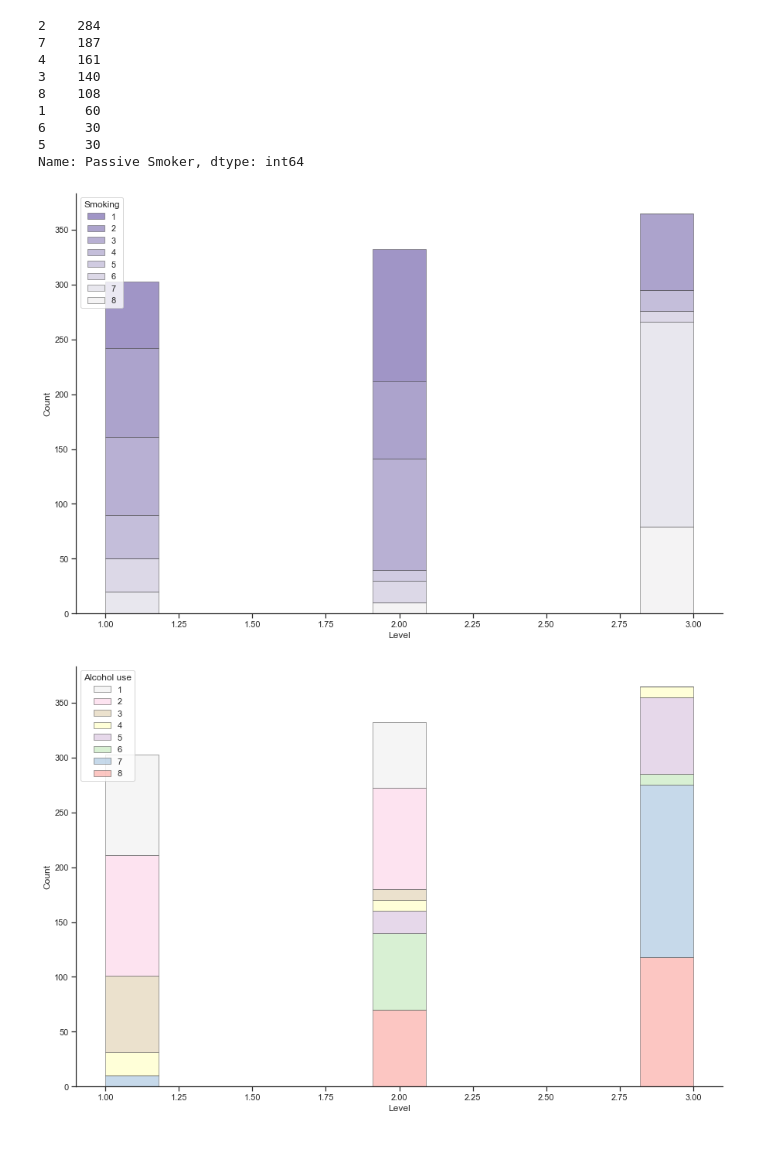
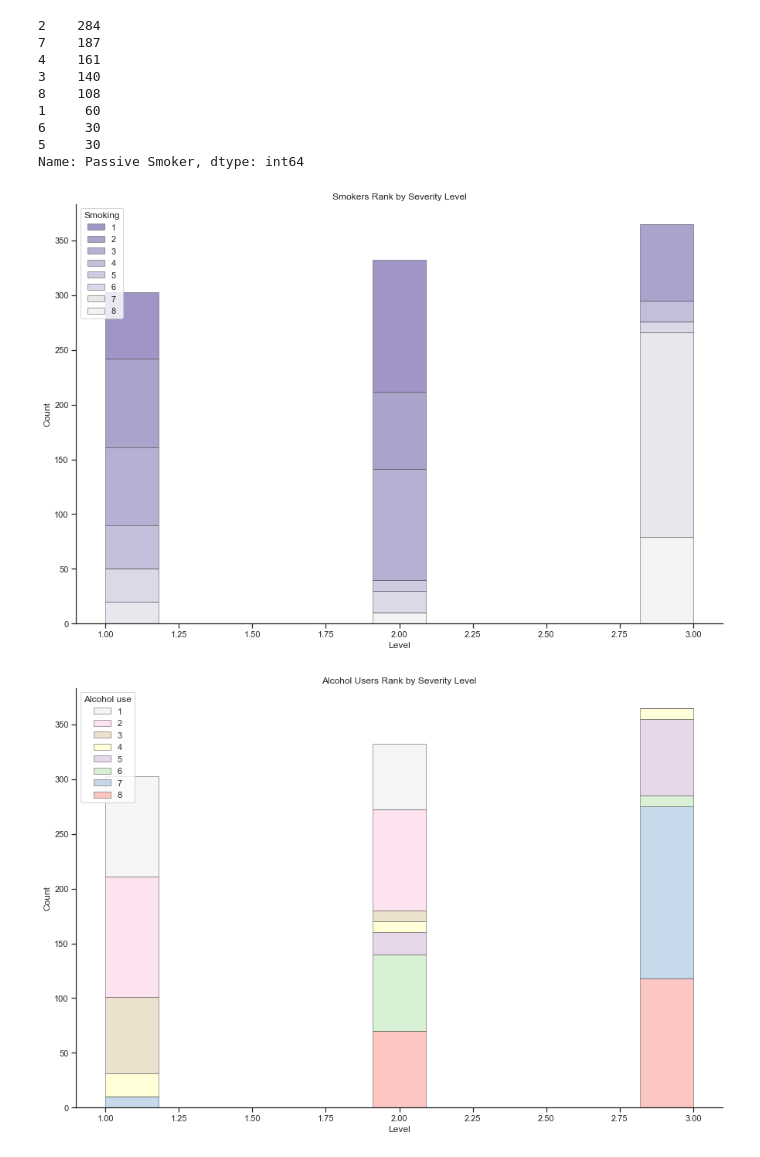
Before and after one commit to shaneabbley/Capstone_Project, a Jupyter notebook: pie_charts.ipynb, the cells around one changed output. Saved outputs shown, nothing was run; the diff lists cells and outputs as text; code cells hidden in the pictures.

Commit message:
added titles to graphs

```diff
--- a/pie_charts.ipynb
+++ b/pie_charts.ipynb
@@ -178,19 +178,20 @@ cancer_patient_df["Passive Smoker"].value_counts()
 Name: Passive Smoker, dtype: int64
 # %%
 
-sns.set_theme(style="ticks")
+Smoke= sns.set_theme(style="ticks")
 f, ax = plt.subplots(figsize = (15,10))
 sns.despine(f)
 sns.histplot(
    cancer_patient_df, x= "Level", hue = "Smoking",
     multiple="stack",palette="light:m_r",
     edgecolor = "0.3",
     linewidth="0.5"
 )
 
+plt.title("Smokers Rank by Severity Level")
 plt.savefig("Resources/images/Smoke.png")
 # %% [output]
-[figure, old version]
+[figure, new version]
 # %%
 
 sns.set_theme(style="ticks")
@@ -202,10 +203,10 @@ sns.histplot(
     edgecolor = "0.3",
     linewidth="0.5"
 )
-
+plt.title("Alcohol Users Rank by Severity Level")
 plt.savefig("Resources/images/AU.png")
 # %% [output]
-[figure, old version]
+[figure, new version]
 # %%
 sns.set_theme(style="ticks")
 f, ax = plt.subplots(figsize = (15,10))
```
Also changed, not shown: parts of 1 cell of this notebook, 8 other files.
